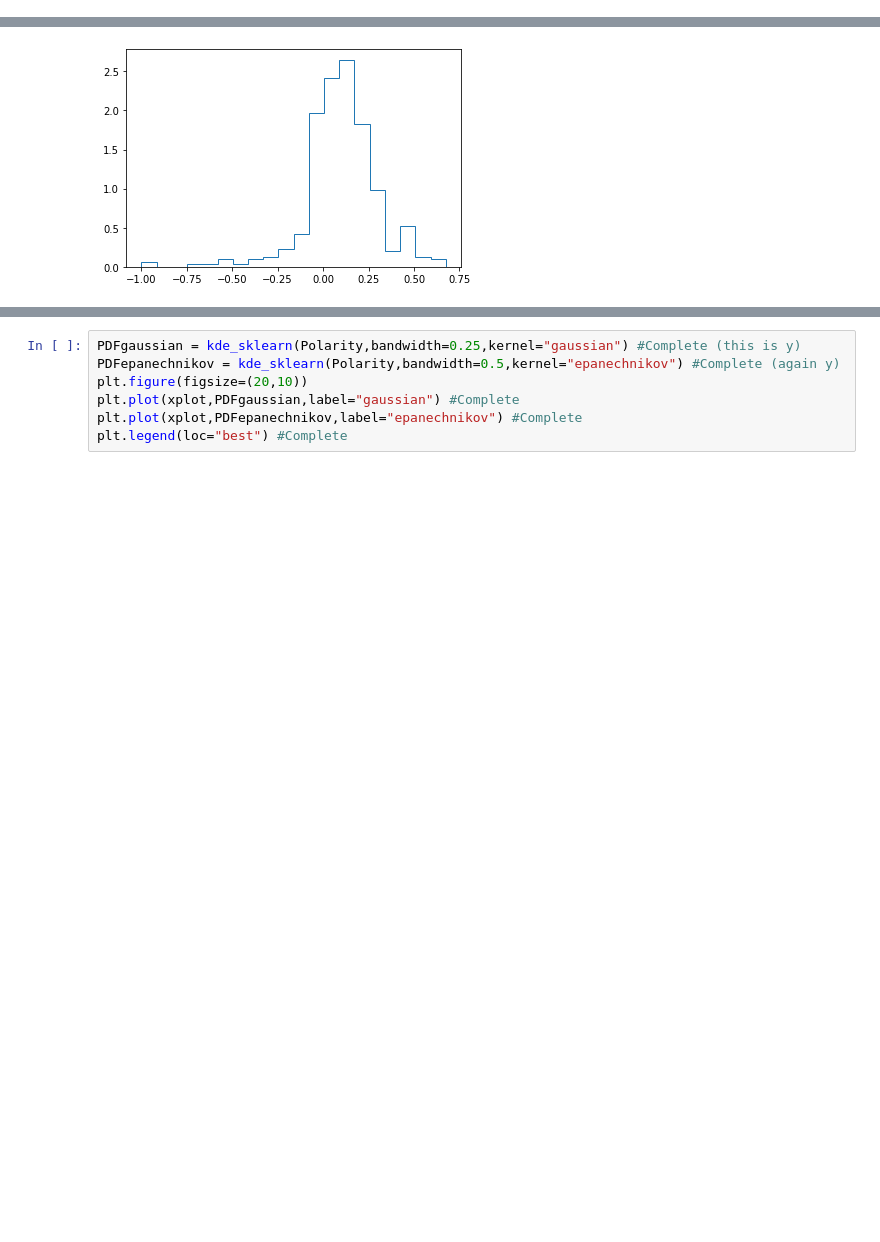
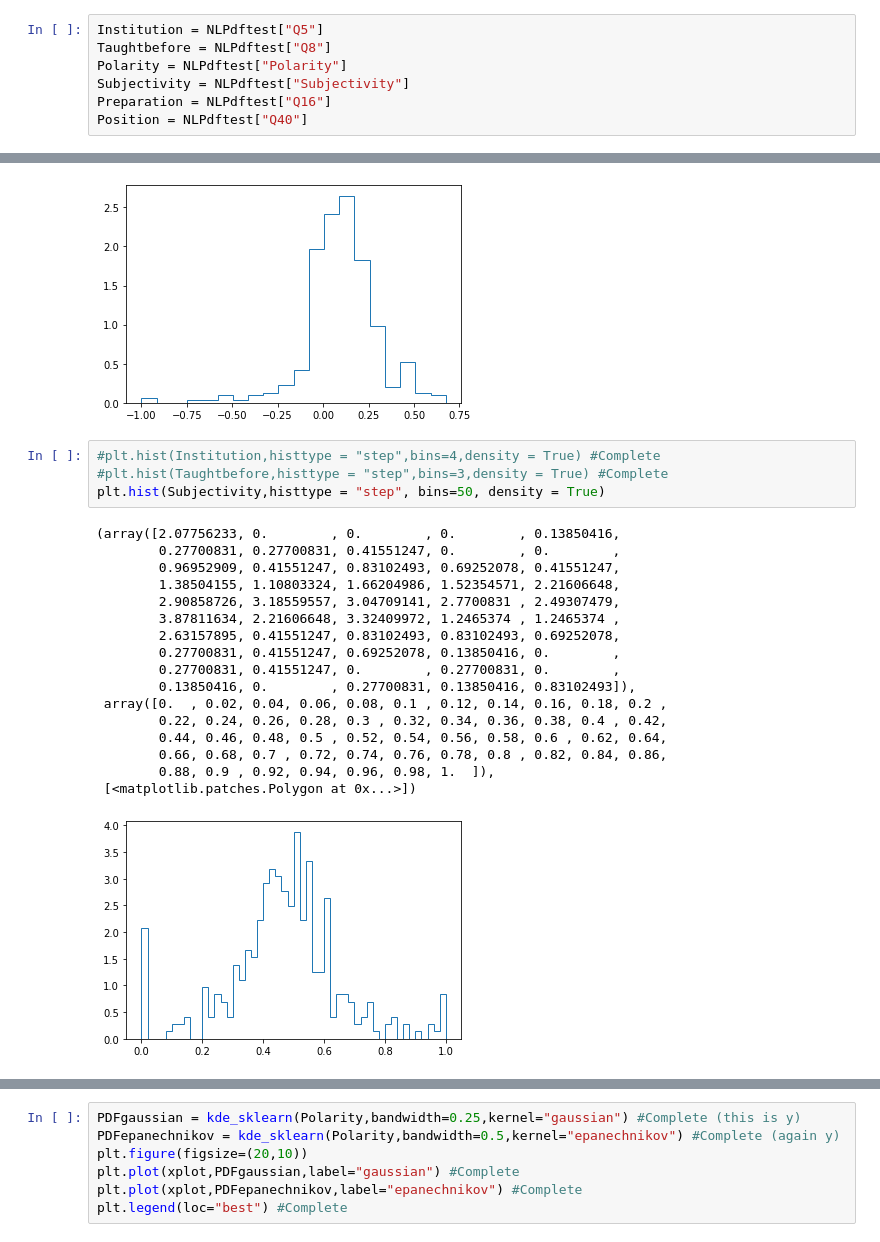
Before and after one commit to JillianMellen/NLP, a Jupyter notebook: NLPtesting.ipynb, the cells around one changed output, grey strips where cells are left out. Saved outputs shown, nothing was run; the diff lists cells and outputs as text; blank space fills up the shorter version.

```diff
--- a/NLPtesting.ipynb
+++ b/NLPtesting.ipynb
@@ -185,4 +185,11 @@ plt.plot(x,y)
 # %% [output]
 [<matplotlib.lines.Line2D at 0x...>]
 [figure]
+# %%
+Institution = NLPdftest["Q5"]
+Taughtbefore = NLPdftest["Q8"]
+Polarity = NLPdftest["Polarity"]
+Subjectivity = NLPdftest["Subjectivity"]
+Preparation = NLPdftest["Q16"]
+Position = NLPdftest["Q40"]
 # %%
@@ -229,3 +238,25 @@ plt.hist(Polarity,histtype = "step", bins=20, density = True)
          0.5075 ,  0.59125,  0.675  ]),
  [<matplotlib.patches.Polygon at 0x...>])
 [figure]
+# %%
+#plt.hist(Institution,histtype = "step",bins=4,density = True) #Complete
+#plt.hist(Taughtbefore,histtype = "step",bins=3,density = True) #Complete
+plt.hist(Subjectivity,histtype = "step", bins=50, density = True)
+# %% [output]
+(array([2.07756233, 0.        , 0.        , 0.        , 0.13850416,
+        0.27700831, 0.27700831, 0.41551247, 0.        , 0.        ,
+        0.96952909, 0.41551247, 0.83102493, 0.69252078, 0.41551247,
+        1.38504155, 1.10803324, 1.66204986, 1.52354571, 2.21606648,
+        2.90858726, 3.18559557, 3.04709141, 2.7700831 , 2.49307479,
+        3.87811634, 2.21606648, 3.32409972, 1.2465374 , 1.2465374 ,
+        2.63157895, 0.41551247, 0.83102493, 0.83102493, 0.69252078,
+        0.27700831, 0.41551247, 0.69252078, 0.13850416, 0.        ,
+        0.27700831, 0.41551247, 0.        , 0.27700831, 0.        ,
+        0.13850416, 0.        , 0.27700831, 0.13850416, 0.83102493]),
+ array([0.  , 0.02, 0.04, 0.06, 0.08, 0.1 , 0.12, 0.14, 0.16, 0.18, 0.2 ,
+        0.22, 0.24, 0.26, 0.28, 0.3 , 0.32, 0.34, 0.36, 0.38, 0.4 , 0.42,
+        0.44, 0.46, 0.48, 0.5 , 0.52, 0.54, 0.56, 0.58, 0.6 , 0.62, 0.64,
+        0.66, 0.68, 0.7 , 0.72, 0.74, 0.76, 0.78, 0.8 , 0.82, 0.84, 0.86,
+        0.88, 0.9 , 0.92, 0.94, 0.96, 0.98, 1.  ]),
+ [<matplotlib.patches.Polygon at 0x...>])
+[figure, added]
```
Also changed, not shown: parts of 10 cells of this notebook, 2 other files.
